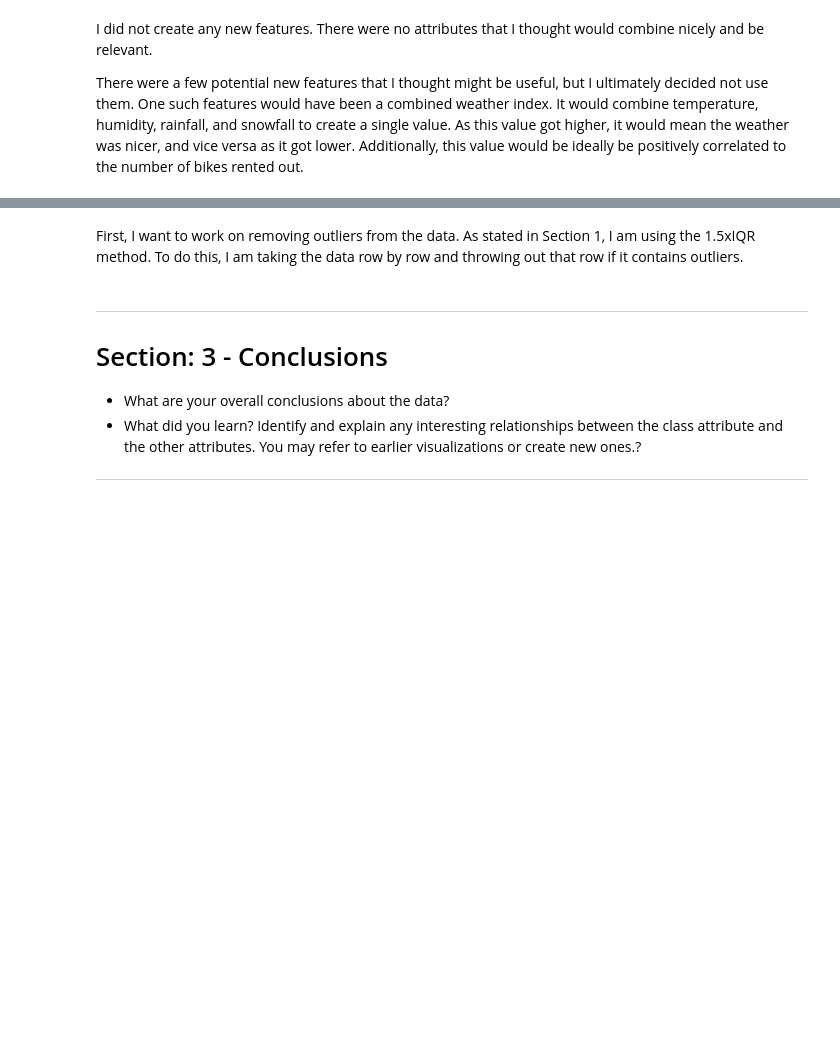
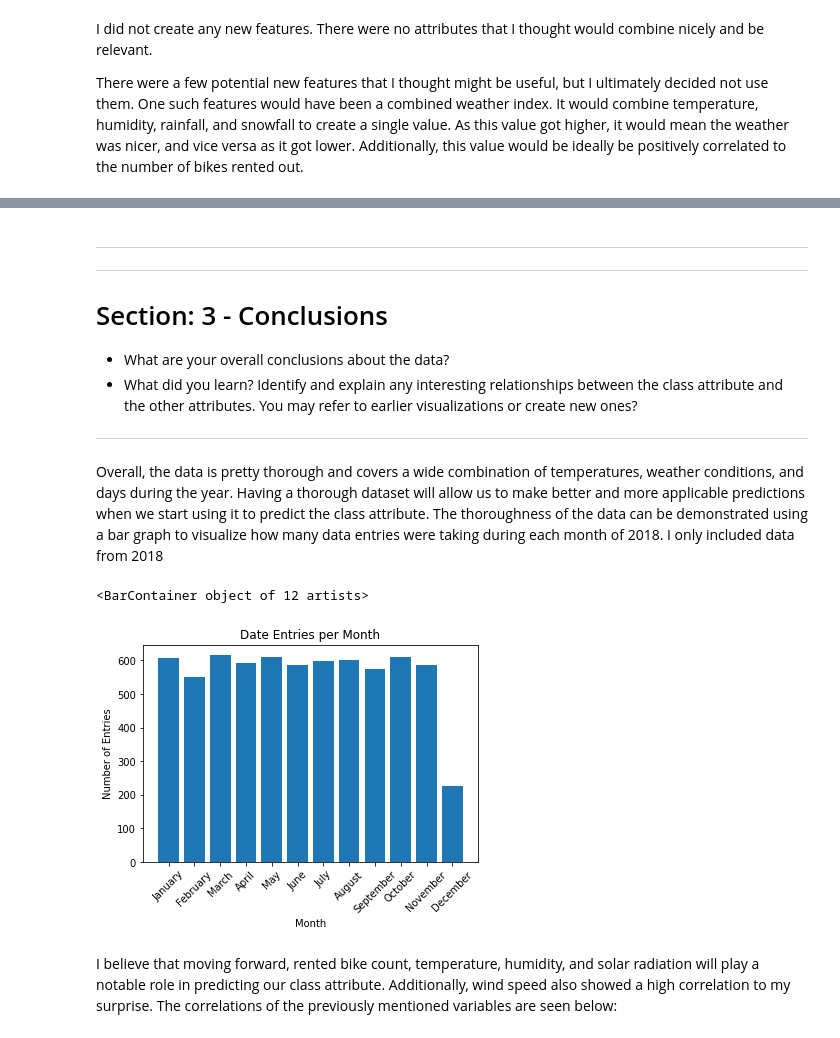
Before and after one commit to ryanstuckey0/cse5243-data-mining, a Jupyter notebook: hw1/CSE5243_EDA_HW_Template_V2.ipynb, the cells around one changed output, grey strips where cells are left out. Drawn from its saved outputs; the diff is of its cells as text; code cells hidden in the pictures; blank space fills up the shorter version.

```diff
--- a/hw1/CSE5243_EDA_HW_Template_V2.ipynb
+++ b/hw1/CSE5243_EDA_HW_Template_V2.ipynb
@@ -748,0 +802,9 @@ Before anything else, I am going to remove the attributes that I mentioned in Se
+# %%
+data_original_size = len(data)
+# find temperature outliers
+day_to_temp_dict = hw1.sort_by_categories_to_dict_w_index(data, 'Temperature(C)', 'Date')
+temp_outlier_indices = []
+for date in day_to_temp_dict:
+    for t in day_to_temp_dict[date]:
+            if hw1.is_outlier(pd.Series([temp[0] for temp in day_to_temp_dict[date]]), t[0]):
+                temp_outlier_indices.append(t[1])
@@ -748,0 +815,8 @@ Before anything else, I am going to remove the attributes that I mentioned in Se
+# %%
+# calculate dew point outliers
+day_to_dew_point_dict = hw1.sort_by_categories_to_dict_w_index(data, 'Dew point temperature(C)', 'Date')
+dew_point_outlier_indices = []
+for date in day_to_dew_point_dict:
+    for t in day_to_dew_point_dict[date]:
+            if hw1.is_outlier(pd.Series([temp[0] for temp in day_to_dew_point_dict[date]]), t[0]):
+                dew_point_outlier_indices.append(t[1])
@@ -754,8 +897,30 @@ for col in data_to_remove:
-# %% [markdown]
-First, I want to work on removing outliers from the data. As stated in Section 1, I am using the 1.5xIQR method. To do this, I am taking the data row by row and throwing out that row if it contains outliers.
 # %% [markdown]
+---
 ***
 # Section: 3 - Conclusions
 - What are your overall conclusions about the data?
-- What did you learn? Identify and explain any interesting relationships between the class attribute and the other attributes. You may refer to earlier visualizations or create new ones.?
+- What did you learn? Identify and explain any interesting relationships between the class attribute and the other attributes. You may refer to earlier visualizations or create new ones?
 ***
+# %% [markdown]
+Overall, the data is pretty thorough and covers a wide combination of temperatures, weather conditions, and days during the year. Having a thorough dataset will allow us to make better and more applicable predictions when we start using it to predict the class attribute. The thoroughness of the data can be demonstrated using a bar graph to visualize how many data entries were taking during each month of 2018. I only included data from 2018
+# %%
+entries_per_month = {}
+for date in hw1.data()['Date']:
+    if date.year != 2018:
+        continue
+    month = date.month_name()
+    if month in entries_per_month:
+        entries_per_month[month] += 1
+    else:
+        entries_per_month[month] = 1
+months = ['January', 'February', 'March', 'April', 'May', 'June', 'July', 'August', 'September', 'October', 'November', 'December']
+plt.xticks(rotation = 45)
+plt.title('Date Entries per Month')
+plt.xlabel('Month')
+plt.ylabel('Number of Entries')
+plt.bar(x=[month for month in months], height=[entries_per_month[month] for month in months])
+# %% [output]
+<BarContainer object of 12 artists>
+[figure, added]
+# %% [markdown]
+I believe that moving forward, rented bike count, temperature, humidity, and solar radiation will play a notable role in predicting our class attribute. Additionally, wind speed also showed a high correlation to my surprise. The correlations of the previously mentioned variables are seen below:
```
Also changed, not shown: parts of 29 cells of this notebook, 6 other files.
